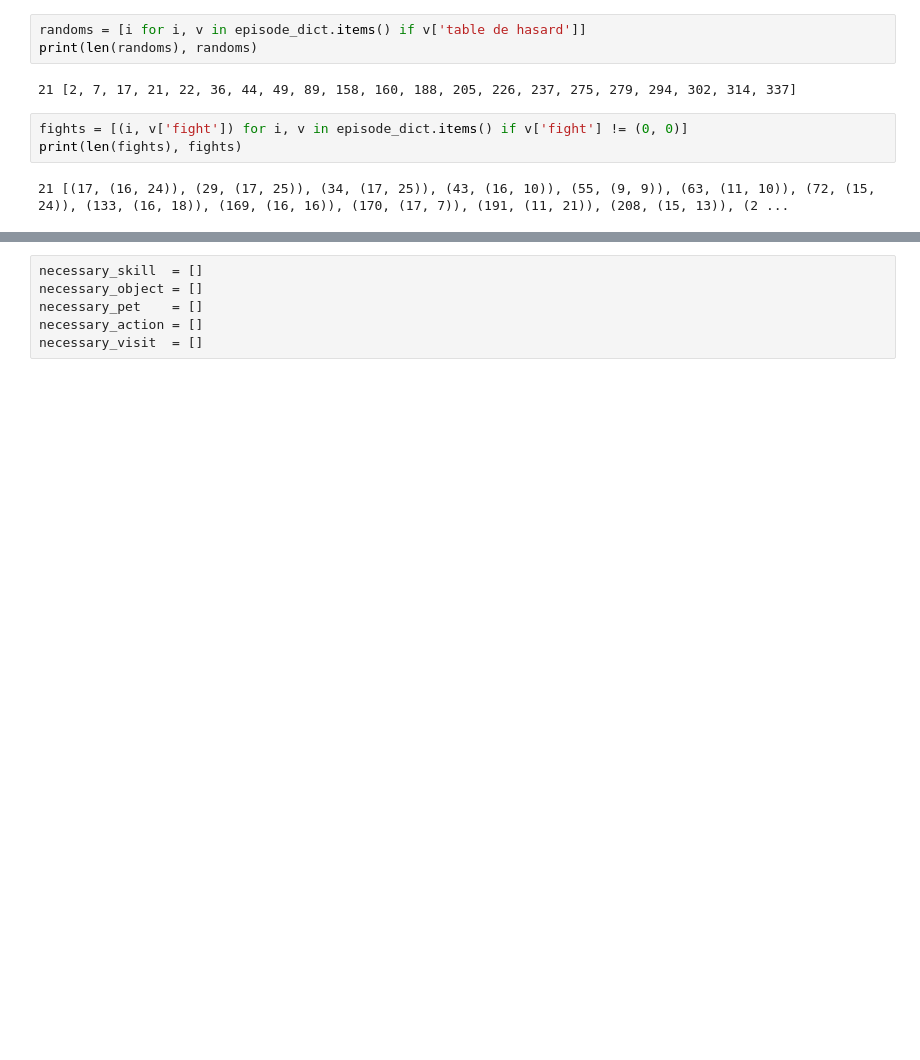
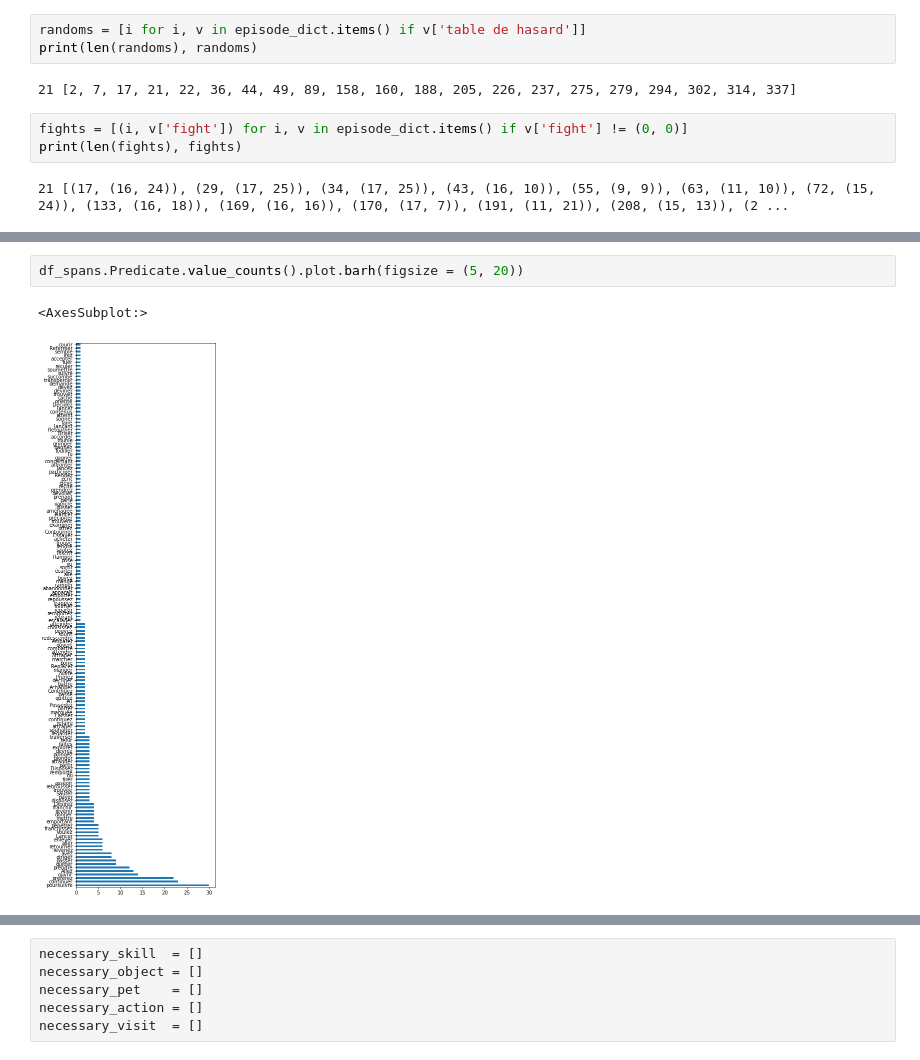
Before and after one commit to JBAujogue/Funcode---Hero-Book, a Jupyter notebook: notebooks/Hero Book - v2 dev.ipynb, the cells around one changed output, grey strips where cells are left out. Drawn from its saved outputs; the diff is of its cells as text; blank space fills up the shorter version.

```diff
--- a/notebooks/Hero Book - v2 dev.ipynb
+++ b/notebooks/Hero Book - v2 dev.ipynb
@@ -620,0 +698,5 @@ TODOs:
+# %%
+df_spans.Predicate.value_counts().plot.barh(figsize = (5, 20))
+# %% [output]
+<AxesSubplot:>
+[figure, added]
```
Also changed, not shown: parts of 25 cells of this notebook, 2 other files.
